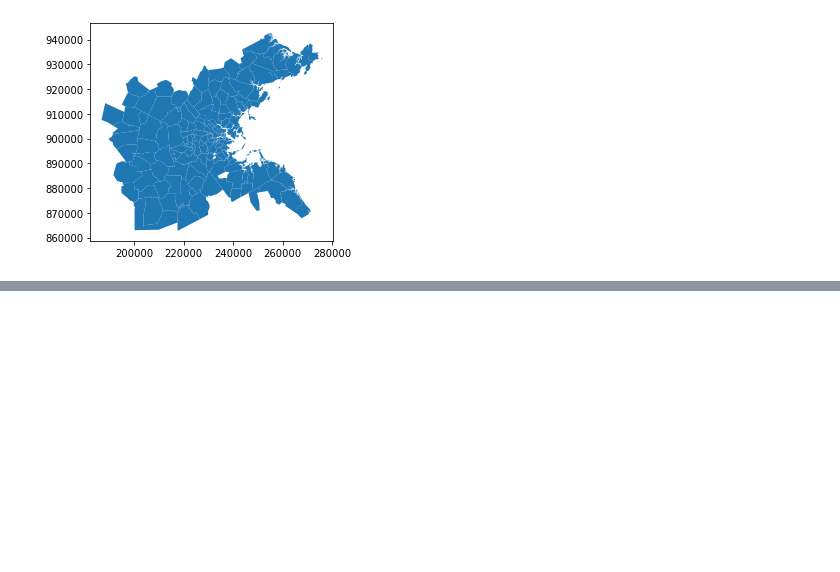
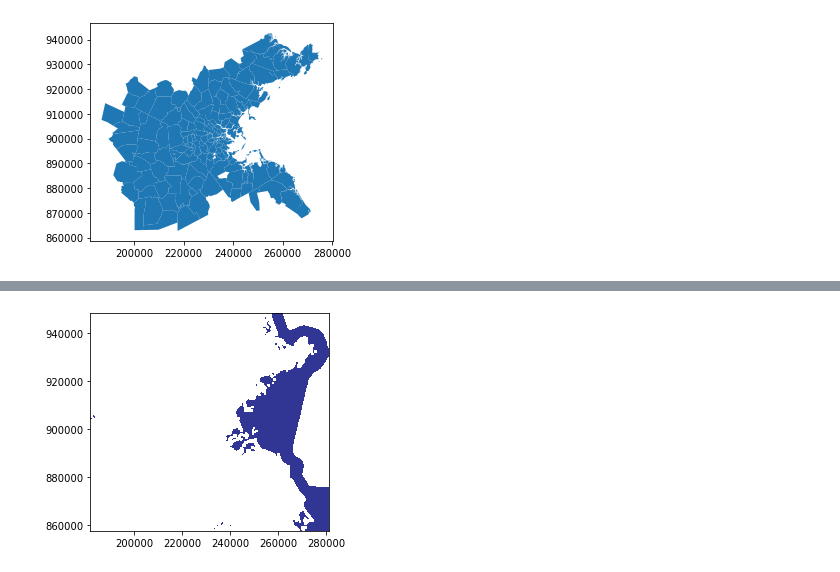
Before and after one commit to oreade01/UEP239_Final_Project, a Jupyter notebook: suitability.ipynb, the cells around one changed output, grey strips where cells are left out. Cells and saved outputs as stored; diff of their text form; code cells hidden in the pictures; blank space fills up the shorter version.

```diff
--- a/suitability.ipynb
+++ b/suitability.ipynb
@@ -88,5 +337,5 @@ boston_zipcodes.plot()
 # %%
-with rasterio.open('data/land_cover.tif') as landcover_raster:
+with rasterio.open('data/landcover.tif') as landcover_raster:
     shape = landcover_raster.shape
     transform = landcover_raster.transform
     res = landcover_raster.res
@@ -101,0 +363,9 @@ plt.show()
+# %%
+land_reclass = np.full(shape, np.NaN)
+# %%
+land_reclass[(landcover == 11) | (landcover == 90) | (landcover == 95)] = 1
+# %%
+show(land_reclass, transform=transform, cmap='RdYlBu_r')
+plt.show()
+# %% [output]
+[figure, added]
```
Also changed, not shown: parts of 39 cells of this notebook, 10 other files.
